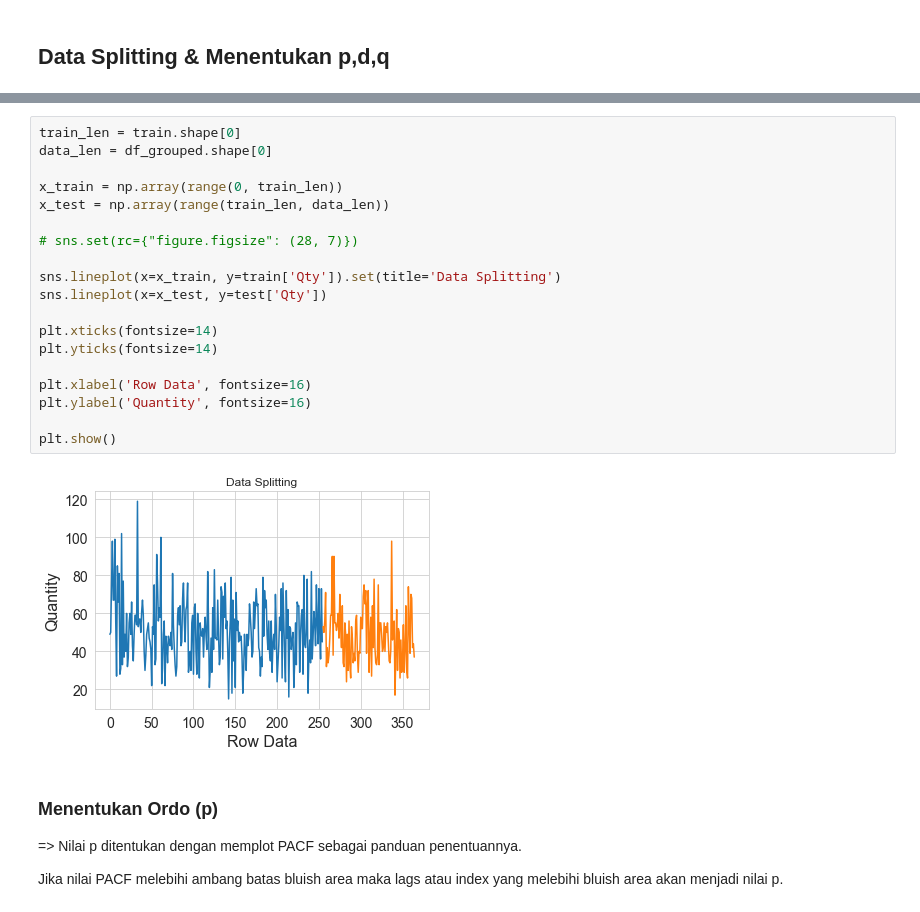
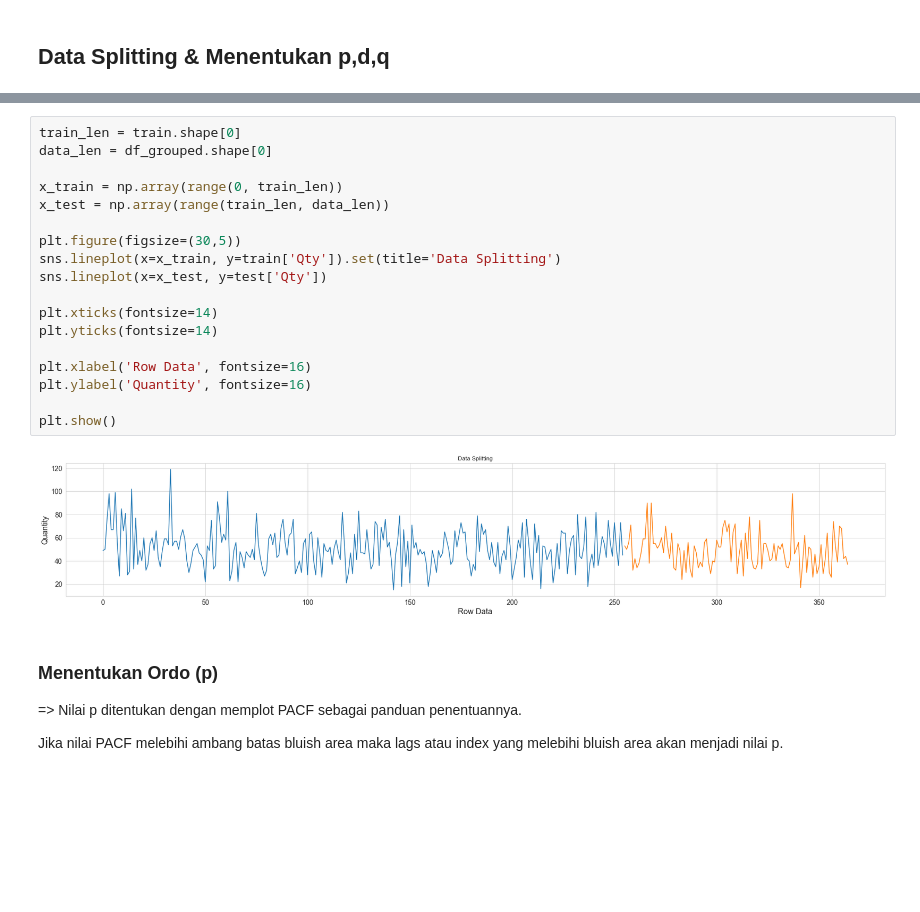
Before and after one commit to TheOX7/Final-Task-Kalbe, a Jupyter notebook: time_series.ipynb, the cells around one changed output, grey strips where cells are left out. Drawn from its saved outputs; the diff is of its cells as text; blank space fills up the shorter version.

```diff
--- a/time_series.ipynb
+++ b/time_series.ipynb
@@ -535,24 +518,23 @@ train
 # %%
 train_len = train.shape[0]
 data_len = df_grouped.shape[0]
 
 x_train = np.array(range(0, train_len))
 x_test = np.array(range(train_len, data_len))
 
-# sns.set(rc={"figure.figsize": (28, 7)})
-
+plt.figure(figsize=(30,5))
 sns.lineplot(x=x_train, y=train['Qty']).set(title='Data Splitting')
 sns.lineplot(x=x_test, y=test['Qty'])
 
 plt.xticks(fontsize=14)
 plt.yticks(fontsize=14)
 
 plt.xlabel('Row Data', fontsize=16)
 plt.ylabel('Quantity', fontsize=16)
 
 plt.show()
 # %% [output]
-[figure, old version]
+[figure, new version]
 # %% [markdown]
 ### Menentukan Ordo (p)
 => Nilai p ditentukan dengan memplot PACF sebagai panduan penentuannya.
```
Also changed, not shown: parts of 5 cells of this notebook.
